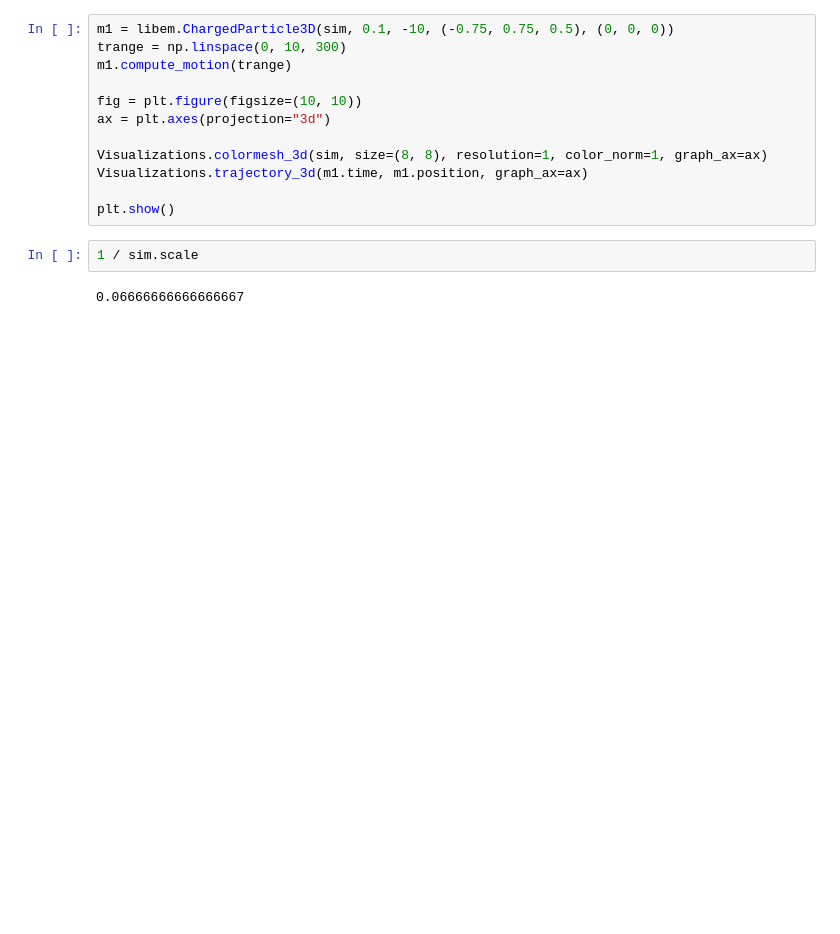
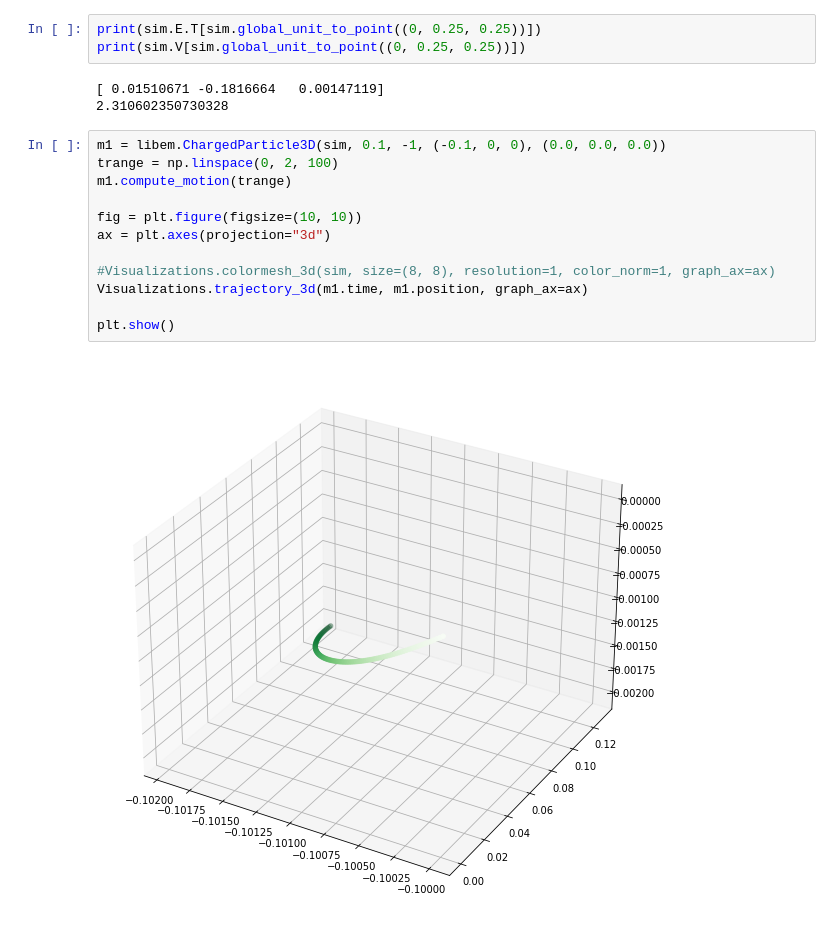
Before and after one commit to afurman2/Phys1600Final, a Jupyter notebook: FinalProject.ipynb, the cells around one changed output. Saved outputs shown, nothing was run; the diff lists cells and outputs as text; blank space fills up the shorter version.

```diff
--- a/FinalProject.ipynb
+++ b/FinalProject.ipynb
@@ -25,16 +37,20 @@ Done.
+# %%
+print(sim.E.T[sim.global_unit_to_point((0, 0.25, 0.25))])
+print(sim.V[sim.global_unit_to_point((0, 0.25, 0.25))])
+# %% [output]
+[ 0.01510671 -0.1816664   0.00147119]
+2.310602350730328
 # %%
-m1 = libem.ChargedParticle3D(sim, 0.1, -10, (-0.75, 0.75, 0.5), (0, 0, 0))
-trange = np.linspace(0, 10, 300)
+m1 = libem.ChargedParticle3D(sim, 0.1, -1, (-0.1, 0, 0), (0.0, 0.0, 0.0))
+trange = np.linspace(0, 2, 100)
 m1.compute_motion(trange)
 
 fig = plt.figure(figsize=(10, 10))
 ax = plt.axes(projection="3d")
 
-Visualizations.colormesh_3d(sim, size=(8, 8), resolution=1, color_norm=1, graph_ax=ax)
+#Visualizations.colormesh_3d(sim, size=(8, 8), resolution=1, color_norm=1, graph_ax=ax)
 Visualizations.trajectory_3d(m1.time, m1.position, graph_ax=ax)
 
 plt.show()
+# %% [output]
+[figure, added]
-# %%
-1 / sim.scale
-# %% [output]
-0.06666666666666667
```
Also changed, not shown: parts of 4 cells of this notebook, 1 other file.
